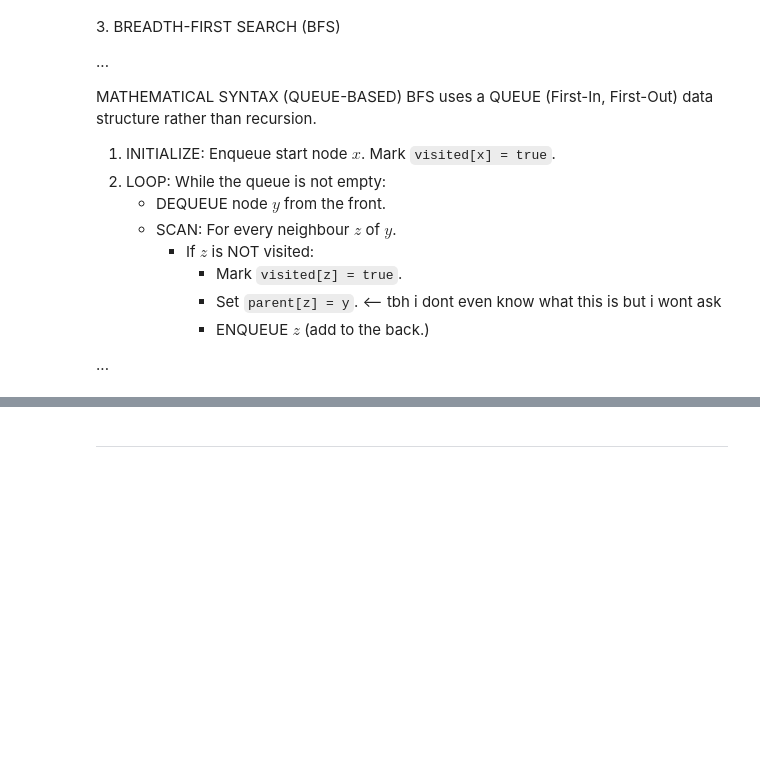
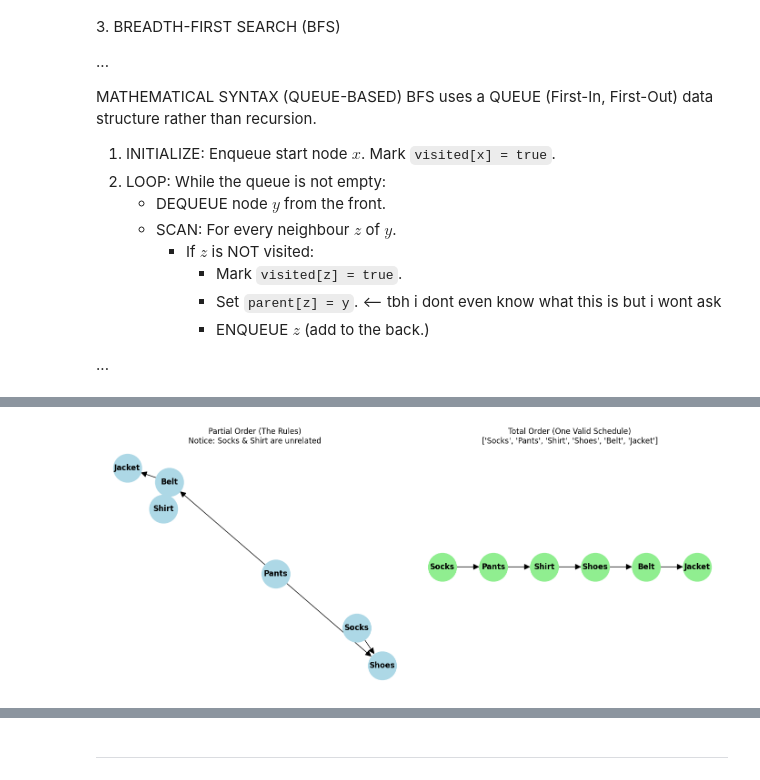
Before and after one commit to Ice-Citron/Project-Liberty, a Jupyter notebook: Copied/40008-Graphs-&-Algorithms/24-Jan.ipynb, the cells around one changed output, grey strips where cells are left out. Cells and saved outputs as stored; diff of their text form; code cells hidden in the pictures; blank space fills up the shorter version.

```diff
--- a/Copied/40008-Graphs-&-Algorithms/24-Jan.ipynb
+++ b/Copied/40008-Graphs-&-Algorithms/24-Jan.ipynb
@@ -274,0 +755,57 @@ BFS uses a QUEUE (First-In, First-Out) data structure rather than recursion.
+# %%
+import networkx as nx
+import matplotlib.pyplot as plt
+
+def visualize_orders():
+    fig, axes = plt.subplots(1, 2, figsize=(14, 6))
+
+    # --- 1. PARTIAL ORDER (The DAG) ---
+    # Rules:
+    # - Socks before Shoes
+    # - Pants before Shoes
+    # - Shirt before Belt
+    # - Belt before Jacket
+    # Note: Socks and Shirt are NOT related. (Incomparable)
+    G_partial = nx.DiGraph()
+    edges = [
+        ("Socks", "Shoes"),
+        ("Pants", "Shoes"),
+        ("Shirt", "Belt"),
+        ("Belt", "Jacket"),
+        ("Pants", "Belt") # Pants also before Belt
+    ]
+    G_partial.add_edges_from(edges)
+
+    # Draw Partial Order (Tree-like structure)
+    pos_partial = nx.spring_layout(G_partial, seed=42)
+    nx.draw(G_partial, pos_partial, ax=axes[0], with_labels=True,
+            node_color='lightblue', node_size=2000, arrowsize=20, font_weight='bold')
+    axes[0].set_title("Partial Order (The Rules)\nNotice: Socks & Shirt are unrelated")
+
+    # --- 2. TOTAL ORDER (Topological Sort) ---
+    # We flatten the graph into a single line.
+    # The algorithm makes arbitrary choices for unrelated items.
+
+    # Get the list
+    total_order_list = list(nx.topological_sort(G_partial))
+
+    # Create a new Linear Graph to visualize the Total Order
+    G_total = nx.DiGraph()
+    for i in range(len(total_order_list) - 1):
+        u = total_order_list[i]
+        v = total_order_list[i+1]
+        G_total.add_edge(u, v)
+
+    # Draw simple straight line
+    pos_total = {node: (i, 0) for i, node in enumerate(total_order_list)}
+
+    nx.draw(G_total, pos_total, ax=axes[1], with_labels=True,
+            node_color='lightgreen', node_size=2000, arrowsize=20, font_weight='bold')
+    axes[1].set_title(f"Total Order (One Valid Schedule)\n{total_order_list}")
+
+    plt.tight_layout()
+    plt.show()
+
+visualize_orders()
+# %% [output]
+[figure, added]
```
Also changed, not shown: parts of 11 cells of this notebook.
